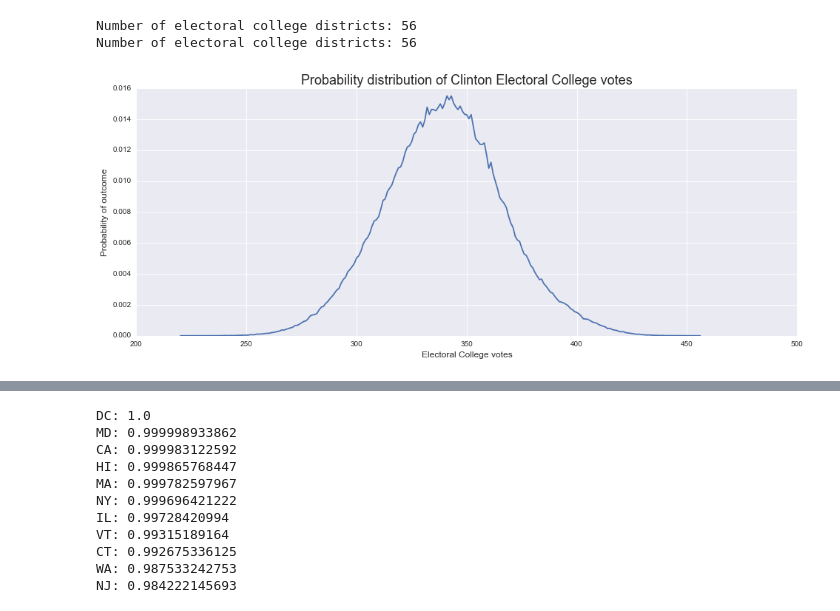
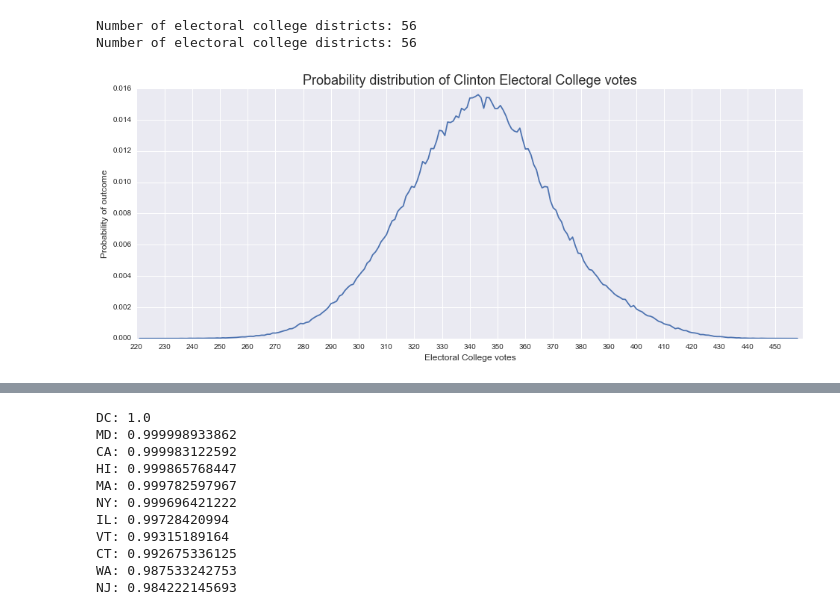
Before and after one commit to hughdbrown/Electoral-College-2016, a Jupyter notebook: FiveThirtyEight Electoral College Simulation.ipynb, the cells around one changed output, grey strips where cells are left out. Saved outputs shown, nothing was run; the diff lists cells and outputs as text; code cells hidden in the pictures.

Commit message:
Add xlim and xticks to chart

```diff
--- a/FiveThirtyEight Electoral College Simulation.ipynb
+++ b/FiveThirtyEight Electoral College Simulation.ipynb
@@ -186,14 +186,17 @@ Number of electoral college districts: 56
 # %%
 x = list(results.keys())
 y = [v / float(SIMULATIONS) for v in results.values()]
+min_x, max_x = min(x) - min(x) % 10, max(x) + (10 - max(x) % 10)
 plt.figure(figsize=(16, 6))
 plt.plot(x, y)
+plt.xticks(range(min_x, max_x, 10))
+plt.xlim([min_x, max_x])
 plt.xlabel("Electoral College votes", fontsize=12)
 plt.ylabel("Probability of outcome", fontsize=12)
 plt.title("Probability distribution of Clinton Electoral College votes", fontsize=18)
 plt.show()
 # %% [output]
-[figure, old version]
+[figure, new version]
 # %%
 wins = sum(v for k, v in results.items() if k >= 270)
 losses = sum(v for k, v in results.items() if k <= 268)
```
Also changed, not shown: parts of 1 cell of this notebook.
